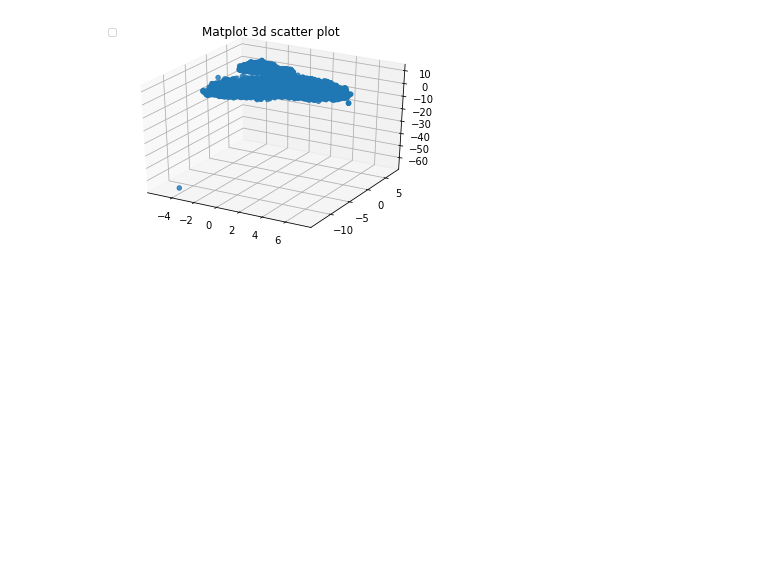
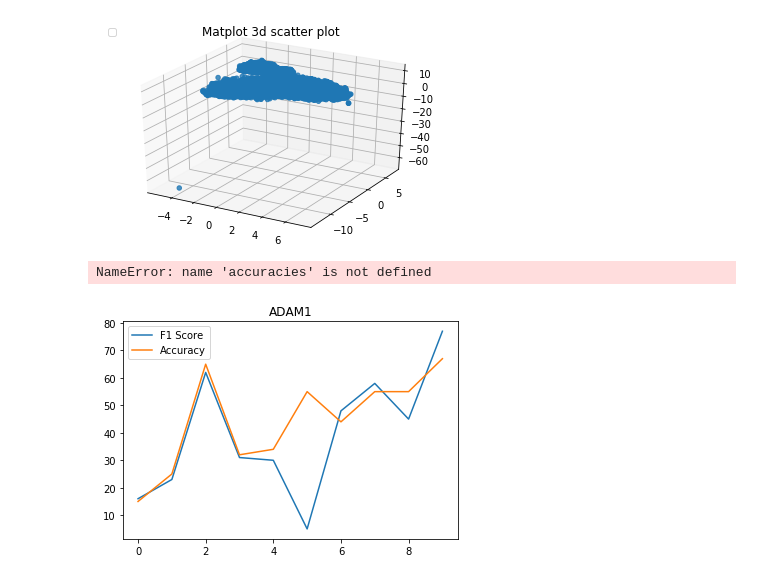
Before and after one commit to swechhachoudhary/ift6759-horoma, a Jupyter notebook: Untitled.ipynb, the cells around one changed output. Cells and saved outputs as stored; diff of their text form; code cells hidden in the pictures; blank space fills up the shorter version.

```diff
--- a/Untitled.ipynb
+++ b/Untitled.ipynb
@@ -217,7 +256,8 @@ No handles with labels found to put in legend.
 for i in range(12,24):
 
     configs['continue_from'] =i
-    Gx1,Gx2,Gz1,Gz2,Disc,z_pred1,z_pred2,optim_g,optim_d,train_loader,cuda =  initialize_hali(configs,train)
+    Gx1,Gx2,Gz1,Gz2,Disc,z_pred1,z_pred2,optim_g,optim_d,train_loader,cuda,configs =  initialize_hali(configs,train)
+
     train_labeled_enc,train_labels = get_hali_embeddings(Gz1,Gz2,labeled,'z1')
     valid_enc,val_labels = get_hali_embeddings(Gz1,Gz2,valid_data,'z1')
     svm = SVMClustering(seed)
@@ -227,16 +267,21 @@ for i in range(12,24):
     accuracy, f1 = compute_metrics(y_true, y_pred)
     accuracies.append(accuracy)
     f1_scores.append(f1)
+# %% [output]
+NameError: name 'accuracies' is not defined
+# %%
+accuracies= [15,25,65,32,34,55,44,55,55,67]
+f1_scores = [16,23,62,31,30,5,48,58,45,77]
 # %%
 %matplotlib inline
-import matplotlib
-import matplotlib.pyplot as plt
-import numpy as np
+
 fig = plt.figure()
 ax = plt.axes()
-plt.plot(f1_scores,label='F1 Score')
-plt.plot(accuracies, label='Accuracy')
-plt.legend(loc='best')
-formatter = matplotlib.ticker.StrMethodFormatter("{x:.0f}")
-plt.gca().xaxis.set_major_formatter(formatter)
-plt.show()
+ax.plot(f1_scores,label='F1 Score')
+ax.plot(accuracies, label='Accuracy')
+ax.legend(loc='best')
+plt.title('ADAM1')
+
+plt.savefig('/home/onu/Desktop/okk.png')
+# %% [output]
+[figure, added]
```
Also changed, not shown: parts of 19 cells of this notebook, 3 other files.
